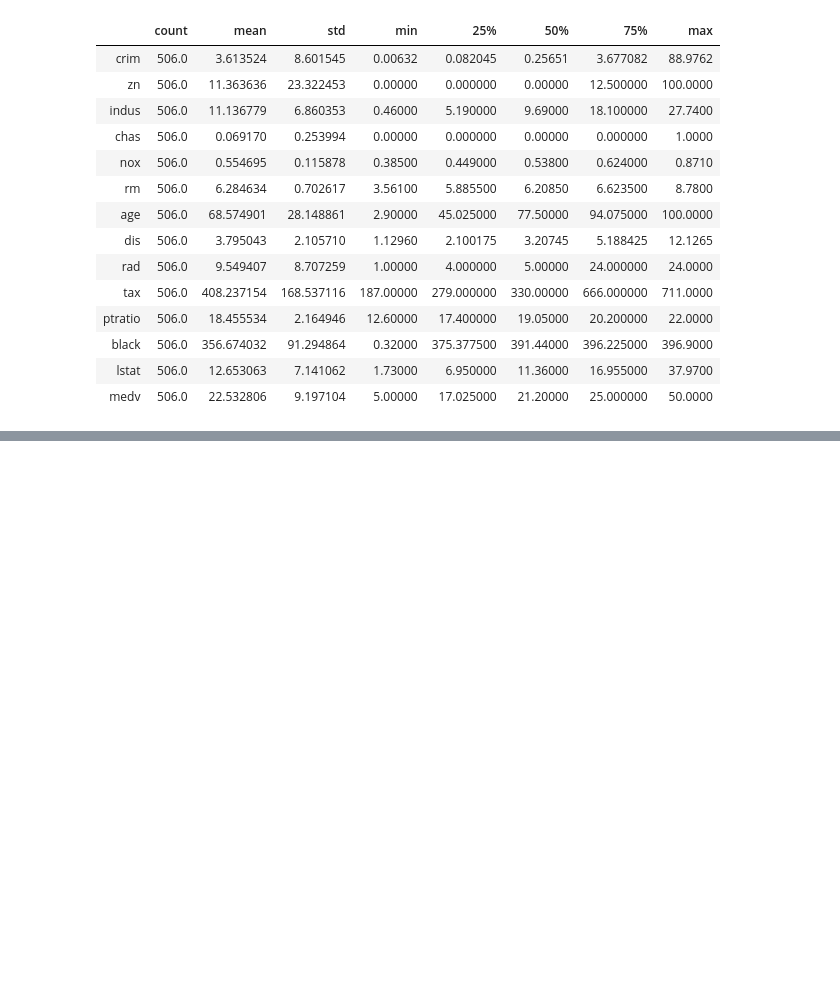
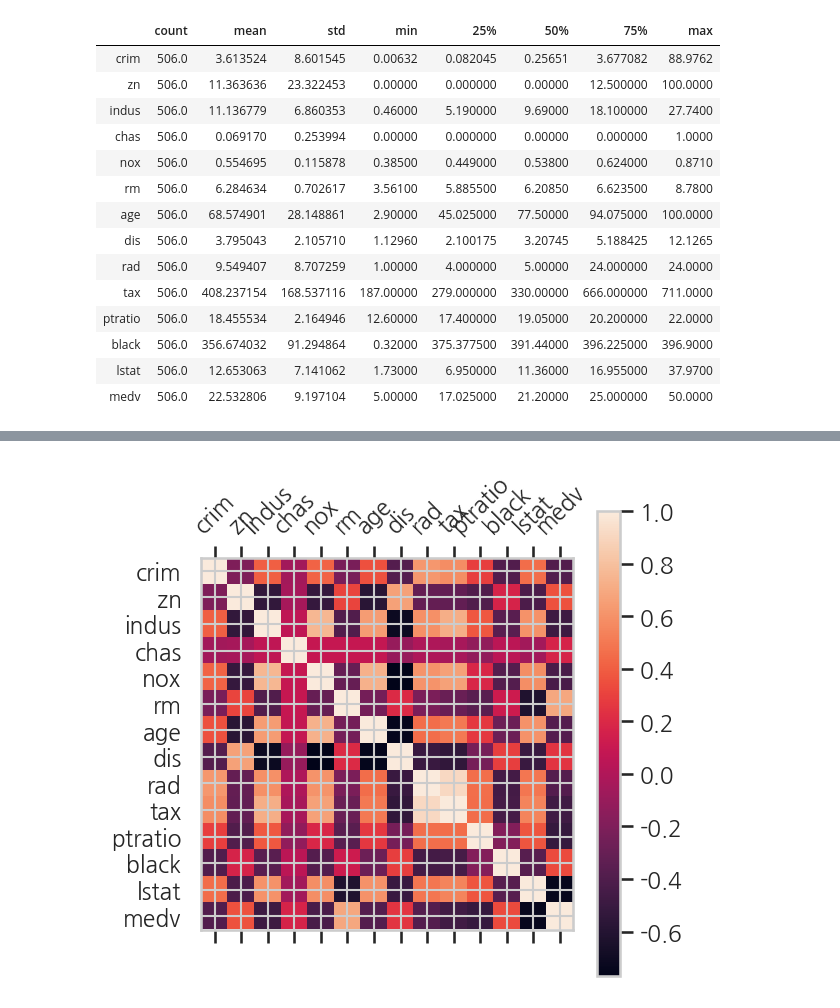
Before and after one commit to tjwodud04/Books-and-other-stuffs, a Jupyter notebook: Programming Language/Python/Books&Following/케라스 2.x 프로젝트/2장.ipynb, the cells around one changed output, grey strips where cells are left out. Cells and saved outputs as stored; diff of their text form; code cells hidden in the pictures; blank space fills up the shorter version.

```diff
--- a/Programming Language/Python/Books&Following/케라스 2.x 프로젝트/2장.ipynb
+++ b/Programming Language/Python/Books&Following/케라스 2.x 프로젝트/2장.ipynb
@@ -69,0 +110,5 @@ summary
+# %%
+CorData = DataScaled.corr(method='pearson')
+
+with pd.option_context('display.max_rows', None, 'display.max_columns', CorData.shape[1]):
+    print(CorData)
@@ -69,0 +133,8 @@ summary
+# %%
+plt.matshow(CorData)
+plt.xticks(range(len(CorData.columns)), CorData.columns, rotation=45)
+plt.yticks(range(len(CorData.columns)), CorData.columns)
+plt.colorbar()
+plt.show()
+# %% [output]
+[figure, added]
```
Also changed, not shown: parts of 4 cells of this notebook.
